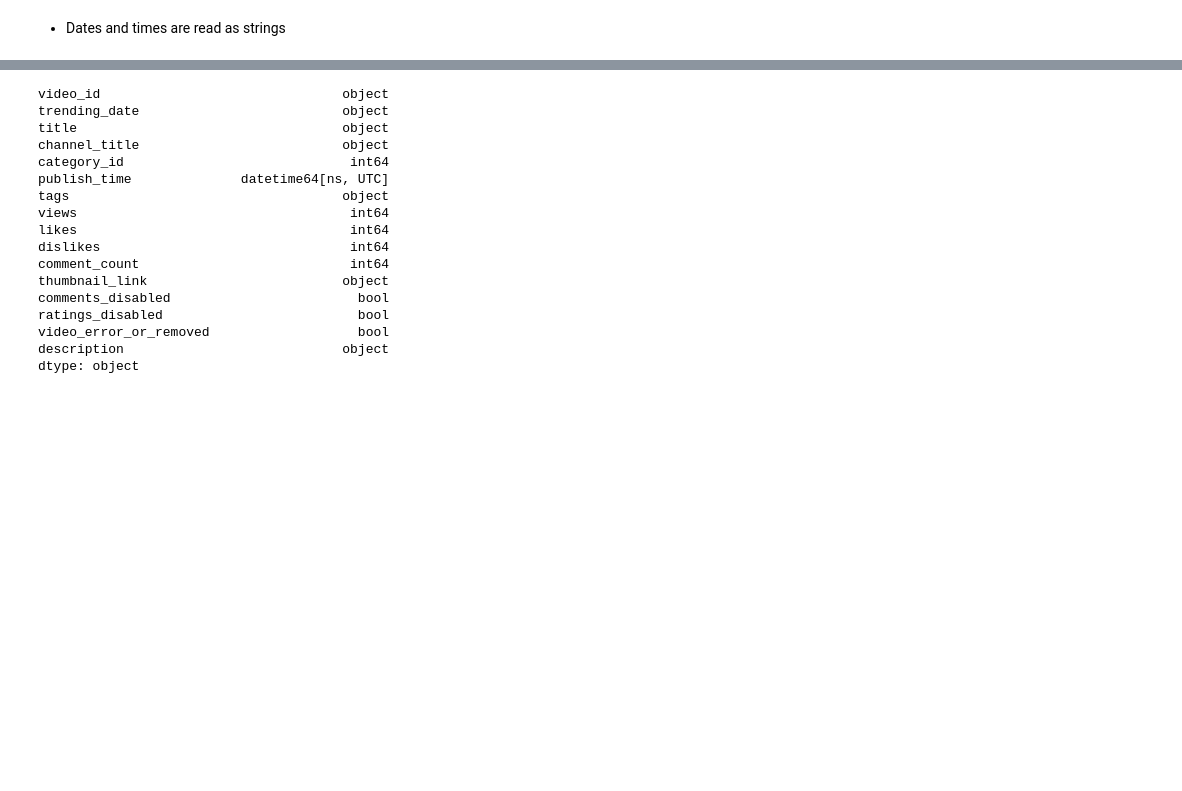
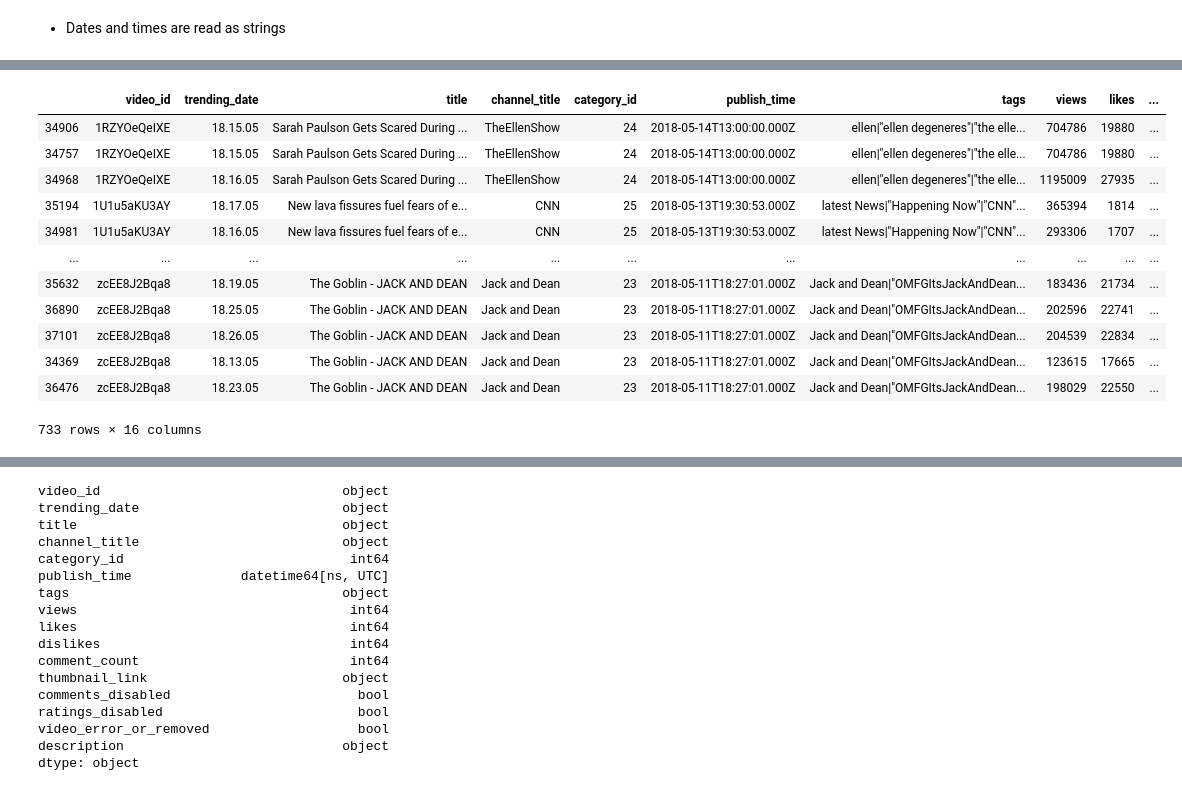
Before and after one commit to bakabbyy/youtube-trending, a Jupyter notebook: youtube-trending.ipynb, the cells around one changed output, grey strips where cells are left out. Cells and saved outputs as stored; diff of their text form; code cells hidden in the pictures; blank space fills up the shorter version.

```diff
--- a/youtube-trending.ipynb
+++ b/youtube-trending.ipynb
@@ -31,7 +43,7 @@ import seaborn as sns
 %matplotlib inline
 # %%
 # Read csv file of trending YouTube video data
-df = pd.read_csv(r"C:\Users\Main User\Documents\BAKA!\youtube-trending\datasets\USvideos.csv")
+videos = pd.read_csv(r"C:\Users\Main User\Documents\BAKA!\youtube-trending\datasets\USvideos.csv")
 # %%
 # Read json file of US video categories
 import json
@@ -134,0 +133,4 @@ dtype: object
+# %%
+# Check the duplicate rows to determine if these will need to be dropped during the cleaning phase
+duplicate_id = videos[videos.duplicated()]['video_id']
+duplicate_id.values
@@ -134,0 +151,16 @@ dtype: object
+# %%
+videos[videos['video_id'].isin(duplicate_id.values)].sort_values('video_id')
+# %% [output]
+|  | video_id | trending_date | title | channel_title | category_id | publish_time | tags | views | likes | ... |
+| 34906 | 1RZYOeQeIXE | 18.15.05 | Sarah Paulson Gets Scared During ... | TheEllenShow | 24 | 2018-05-14T13:00:00.000Z | ellen|"ellen degeneres"|"the elle... | 704786 | 19880 | ... |
+| 34757 | 1RZYOeQeIXE | 18.15.05 | Sarah Paulson Gets Scared During ... | TheEllenShow | 24 | 2018-05-14T13:00:00.000Z | ellen|"ellen degeneres"|"the elle... | 704786 | 19880 | ... |
+| 34968 | 1RZYOeQeIXE | 18.16.05 | Sarah Paulson Gets Scared During ... | TheEllenShow | 24 | 2018-05-14T13:00:00.000Z | ellen|"ellen degeneres"|"the elle... | 1195009 | 27935 | ... |
+| 35194 | 1U1u5aKU3AY | 18.17.05 | New lava fissures fuel fears of e... | CNN | 25 | 2018-05-13T19:30:53.000Z | latest News|"Happening Now"|"CNN"... | 365394 | 1814 | ... |
+| 34981 | 1U1u5aKU3AY | 18.16.05 | New lava fissures fuel fears of e... | CNN | 25 | 2018-05-13T19:30:53.000Z | latest News|"Happening Now"|"CNN"... | 293306 | 1707 | ... |
+| ... | ... | ... | ... | ... | ... | ... | ... | ... | ... | ... |
+| 35632 | zcEE8J2Bqa8 | 18.19.05 | The Goblin - JACK AND DEAN | Jack and Dean | 23 | 2018-05-11T18:27:01.000Z | Jack and Dean|"OMFGItsJackAndDean... | 183436 | 21734 | ... |
+| 36890 | zcEE8J2Bqa8 | 18.25.05 | The Goblin - JACK AND DEAN | Jack and Dean | 23 | 2018-05-11T18:27:01.000Z | Jack and Dean|"OMFGItsJackAndDean... | 202596 | 22741 | ... |
+| 37101 | zcEE8J2Bqa8 | 18.26.05 | The Goblin - JACK AND DEAN | Jack and Dean | 23 | 2018-05-11T18:27:01.000Z | Jack and Dean|"OMFGItsJackAndDean... | 204539 | 22834 | ... |
+| 34369 | zcEE8J2Bqa8 | 18.13.05 | The Goblin - JACK AND DEAN | Jack and Dean | 23 | 2018-05-11T18:27:01.000Z | Jack and Dean|"OMFGItsJackAndDean... | 123615 | 17665 | ... |
+| 36476 | zcEE8J2Bqa8 | 18.23.05 | The Goblin - JACK AND DEAN | Jack and Dean | 23 | 2018-05-11T18:27:01.000Z | Jack and Dean|"OMFGItsJackAndDean... | 198029 | 22550 | ... |
+733 rows × 16 columns
```
Also changed, not shown: parts of 20 cells of this notebook.
